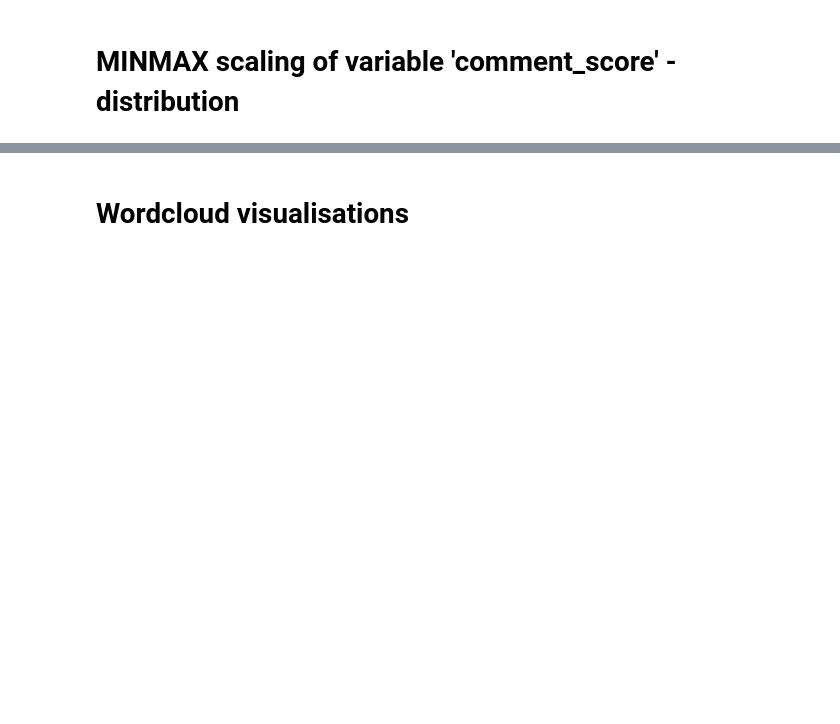
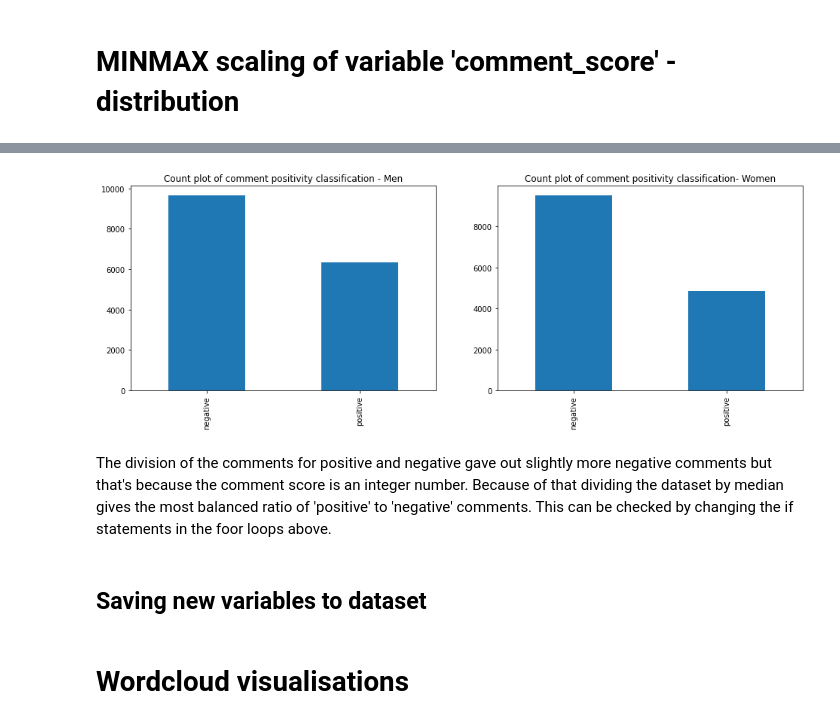
Before and after one commit to kgronek3/TMSMM_Project, a Jupyter notebook: 3_visualization.ipynb, the cells around one changed output, grey strips where cells are left out. Saved outputs shown, nothing was run; the diff lists cells and outputs as text; code cells hidden in the pictures; blank space fills up the shorter version.

```diff
--- a/3_visualization.ipynb
+++ b/3_visualization.ipynb
@@ -140,0 +153,34 @@ sns.displot(data = women.minmax_grouped, kind = 'kde');
+# %%
+is_positive_men = list()
+is_positive_women = list()
+
+
+for i in men.comment_score:
+    if (i > men.comment_score.median()):
+        is_positive_men.append('positive')
+    else:
+        is_positive_men.append('negative')
+
+
+for i in women.comment_score:
+    if (i > women.comment_score.median()):
+        is_positive_women.append('positive')
+    else:
+        is_positive_women.append('negative')
+
+
+men['sentiment'] = is_positive_men
+women['sentiment'] = is_positive_women
+# %%
+# Checking the counts of each category
+
+fig, ax =plt.subplots(1,2, figsize = (16,5))
+men['sentiment'].value_counts().plot(kind='bar', ax = ax[0]).set(title = "Count plot of comment positivity classification - Men");
+women['sentiment'].value_counts().plot(kind='bar', ax = ax[1]).set(title = "Count plot of comment positivity classification- Women");
+plt.show();
+# %% [output]
+[figure, added]
+# %% [markdown]
+The division of the comments for positive and negative gave out slightly more negative comments but that's because the comment score is an integer number. Because of that dividing the dataset by median gives the most balanced ratio of 'positive' to 'negative' comments. This can be checked by changing the if statements in the foor loops above.
+# %% [markdown]
+## Saving new variables to dataset
```
Also changed, not shown: parts of 43 cells of this notebook.
